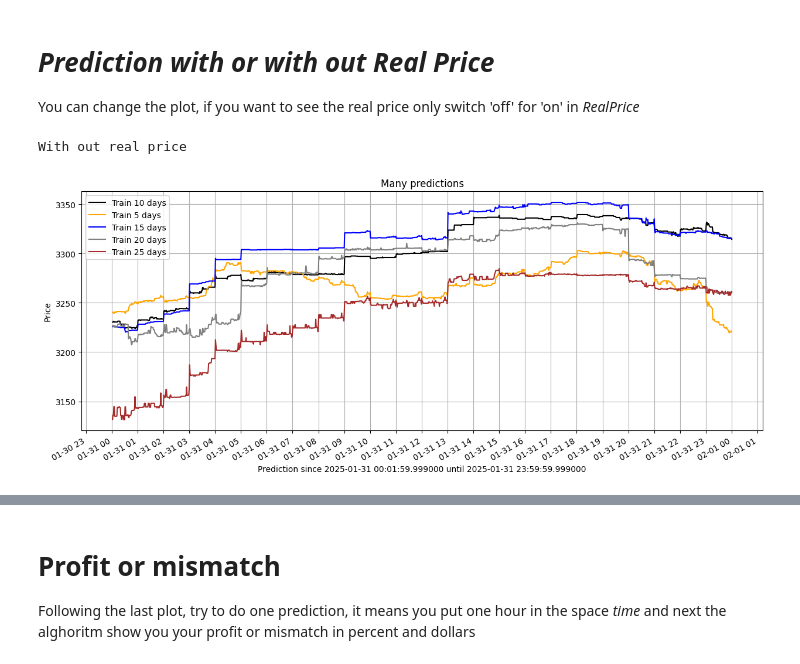
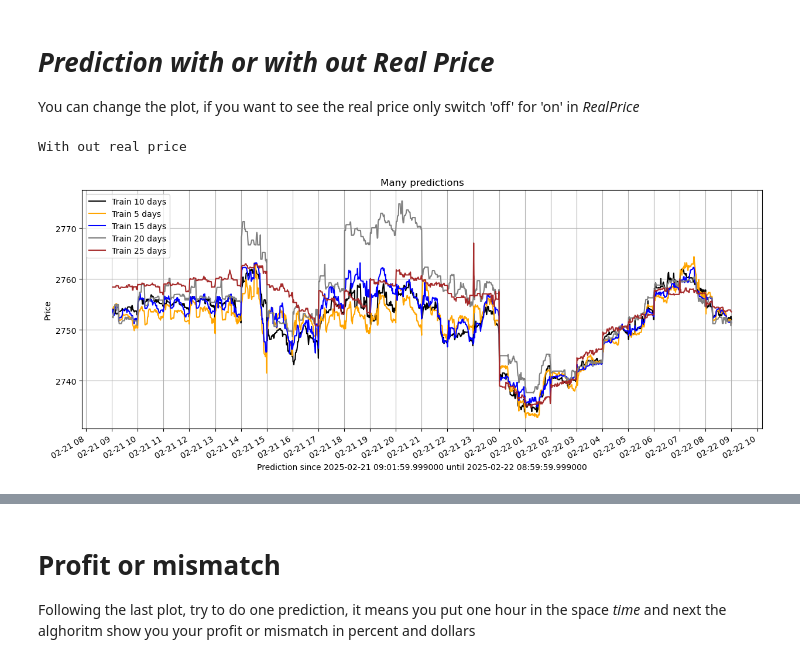
Before and after one commit to Santiagosphysics/FinalHeimdall, a Jupyter notebook: test_1.ipynb, the cells around one changed output, grey strips where cells are left out. Drawn from its saved outputs; the diff is of its cells as text; code cells hidden in the pictures.

```diff
--- a/test_1.ipynb
+++ b/test_1.ipynb
@@ -5,23 +5,23 @@ You can change the plot, if you want to see the real price only switch 'off' for
 # %%
 %matplotlib inline
 from indicators import ModelIndicators
 
-end_time = '2025-01-31 00:00:00'
+end_time = '2025-02-21 09:00:00'
 
 crypto='ETHUSDT'
 time='min'
 
 FirstTime= 5
 SecondTime=10
 ThirdTime= 15
 FourthTime=20
 FifthTime= 25
 
 RealPrice = 'off'
 ShowImage = 'on'
 
 data = ModelIndicators().XGBoostFinalFivePreds(end_time, FirstTime, SecondTime, ThirdTime, FourthTime, FifthTime, crypto, time)
 plot_1 = ModelIndicators().CreateImagesFivePreds(data=data, RealPrice=RealPrice, ShowImage=ShowImage)
 # %% [output]
 With out real price
-[figure, old version]
+[figure, new version]
```
Also changed, not shown: parts of 3 cells of this notebook, 1 other file.
